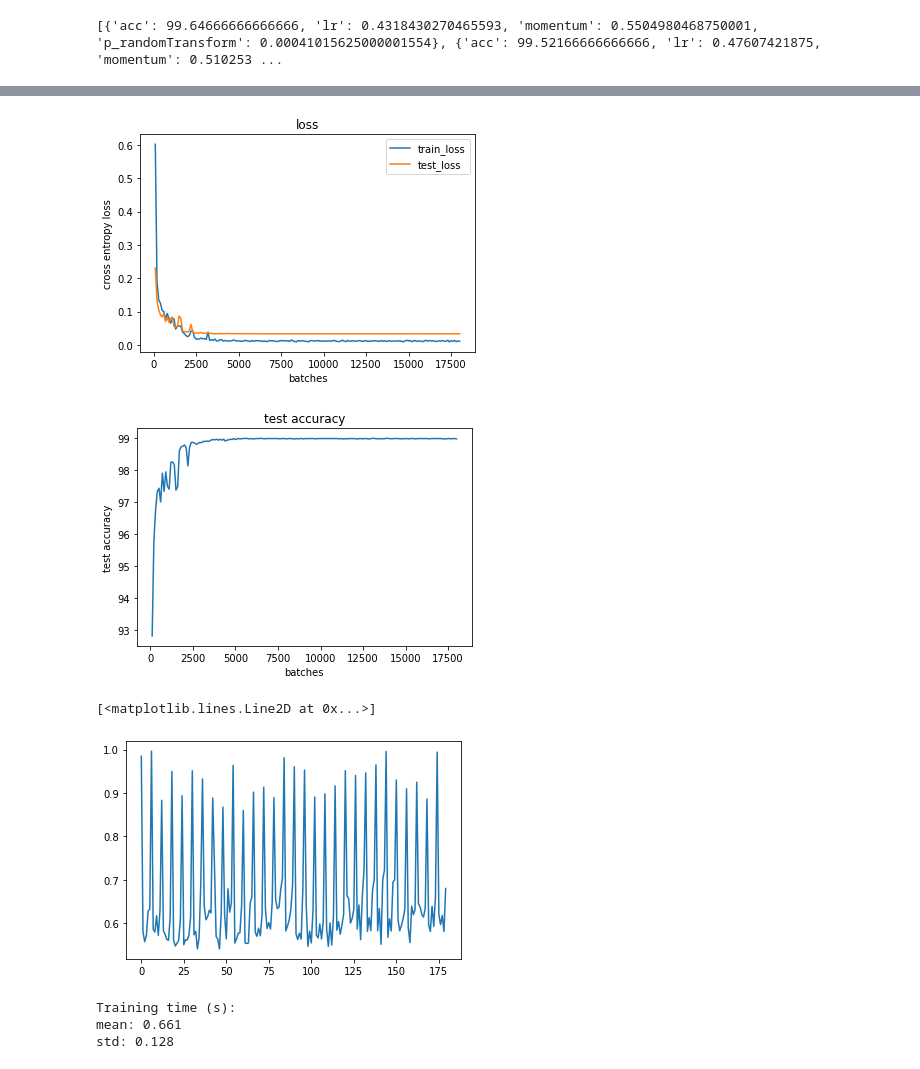
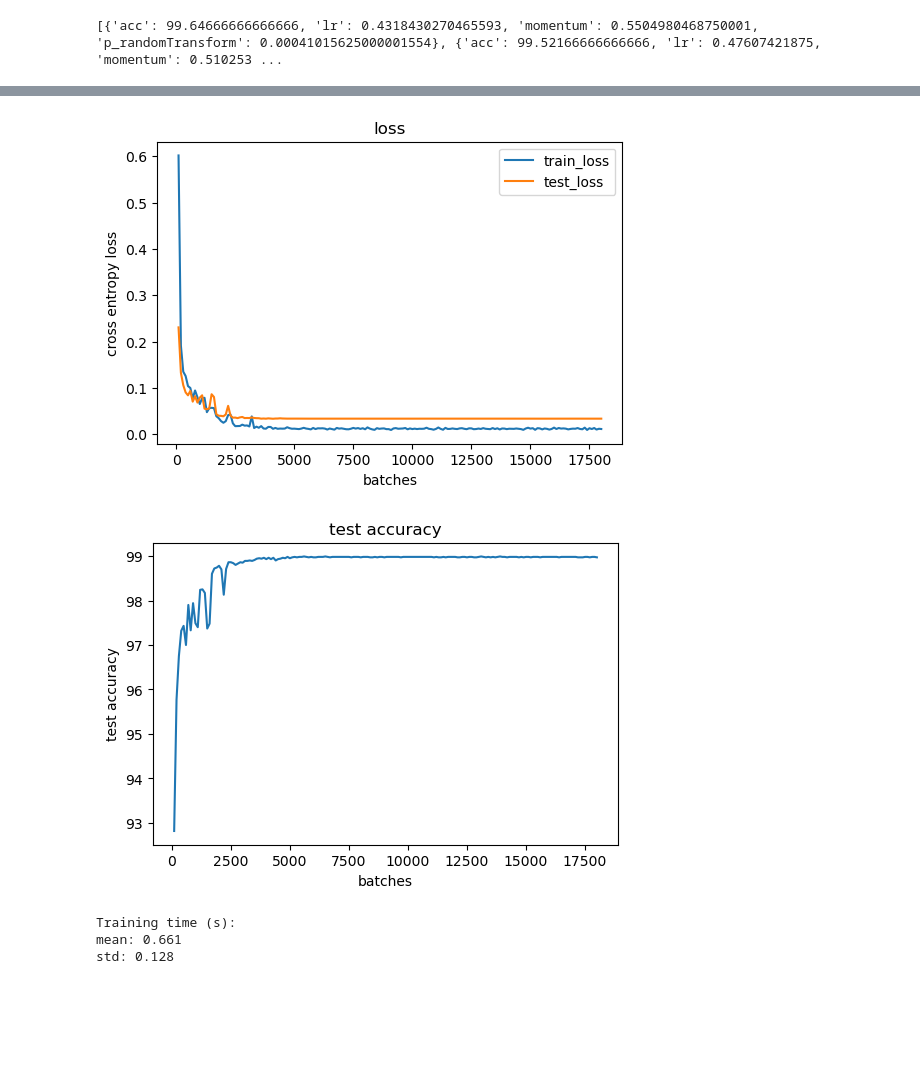
Before and after one commit to HeiseMax/ActiveShiftLayer, a Jupyter notebook: LeNet.ipynb, the cells around one changed output, grey strips where cells are left out. Drawn from its saved outputs; the diff is of its cells as text; code cells hidden in the pictures; blank space fills up the shorter version.

```diff
--- a/LeNet.ipynb
+++ b/LeNet.ipynb
@@ -19,6 +19,8 @@ from torchinfo import summary
 
 from ActiveShiftLayer import ASL
 from util import test_loss, train_NN, loadMNIST, inference_time, plot_loss, plot_acc, plot_shifts
+
+plt.rcParams['figure.dpi'] = 100
 # %%
 if torch.cuda.is_available():
     device = 'cuda'
@@ -237,13 +205,9 @@ LeASLNN = torch.load("./models/LeNet/LeASLNet.pth")
 # %%
 plot_loss(LeASLNN)
 plot_acc(LeASLNN)
-
-plt.plot(LeASLNN.train_time)
 # %% [output]
-[figure, old version]
+[figure, new version]
-[figure, old version]
+[figure, new version]
-[<matplotlib.lines.Line2D at 0x...>]
-[figure, removed]
 # %%
 print("Training time (s):")
 print(f"mean: {round(np.mean(LeASLNN.train_time), 3)}")
```
Also changed, not shown: parts of 11 cells of this notebook, 6 other files.
